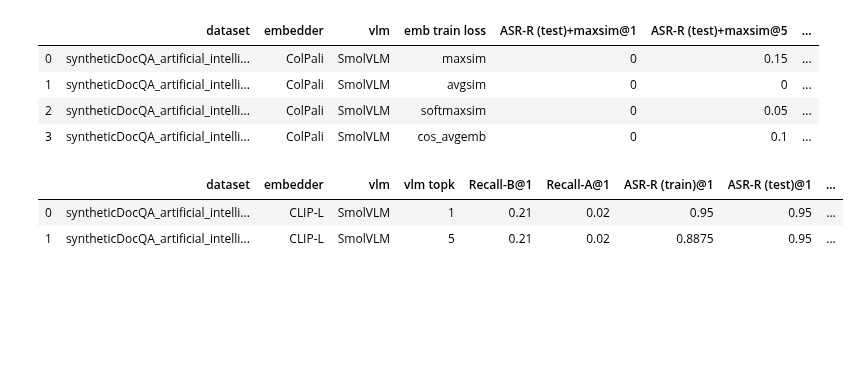
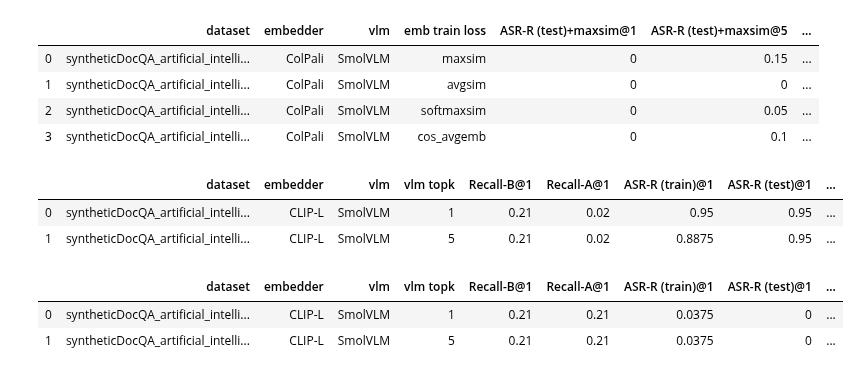
Before and after one commit to alan-turing-institute/mumoRAG-attacks, a Jupyter notebook: src/generate_plots.ipynb, the cells around one changed output. Drawn from its saved outputs; the diff is of its cells as text; code cells hidden in the pictures; blank space fills up the shorter version.

Commit message:
Add paper_topk_context_targeted

```diff
--- a/src/generate_plots.ipynb
+++ b/src/generate_plots.ipynb
@@ -162,6 +162,12 @@ make_all_metric_table("paper_topk_context")
 |  | dataset | embedder | vlm | vlm topk | Recall-B@1 | Recall-A@1 | ASR-R (train)@1 | ASR-R (test)@1 | ... |
 | 0 | syntheticDocQA_artificial_intelli... | CLIP-L | SmolVLM | 1 | 0.21 | 0.02 | 0.95 | 0.95 | ... |
 | 1 | syntheticDocQA_artificial_intelli... | CLIP-L | SmolVLM | 5 | 0.21 | 0.02 | 0.8875 | 0.95 | ... |
+# %%
+make_all_metric_table("paper_topk_context_targeted")
+# %% [output]
+|  | dataset | embedder | vlm | vlm topk | Recall-B@1 | Recall-A@1 | ASR-R (train)@1 | ASR-R (test)@1 | ... |
+| 0 | syntheticDocQA_artificial_intelli... | CLIP-L | SmolVLM | 1 | 0.21 | 0.21 | 0.0375 | 0 | ... |
+| 1 | syntheticDocQA_artificial_intelli... | CLIP-L | SmolVLM | 5 | 0.21 | 0.21 | 0.0375 | 0 | ... |
 # %%
 make_all_metric_table("paper_defences")
 # %% [output]
```
